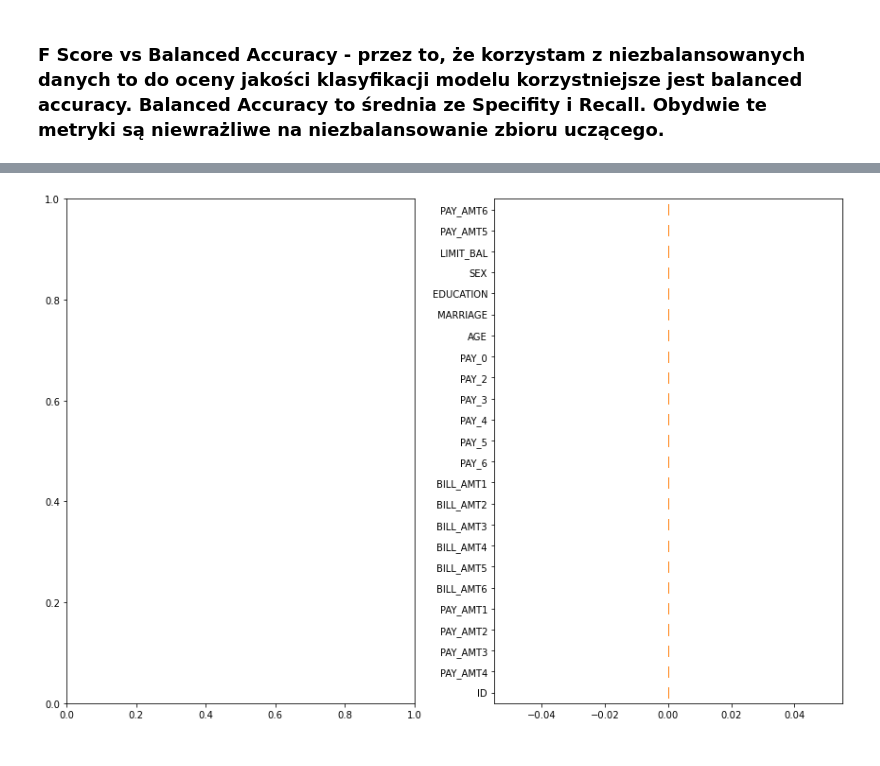
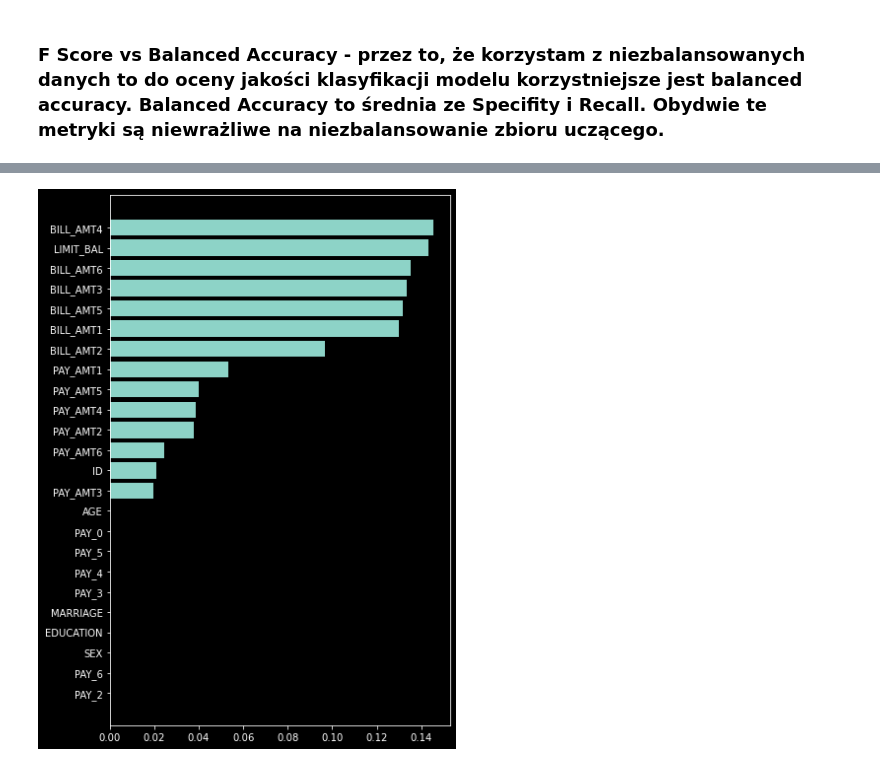
Before and after one commit to KorwinBieniek/kaggle_projects, a Jupyter notebook: notebooks/university_notebooks/SVM_model.ipynb, the cells around one changed output, grey strips where cells are left out. Cells and saved outputs as stored; diff of their text form; code cells hidden in the pictures.

Commit message:
permutation importance

```diff
--- a/notebooks/university_notebooks/SVM_model.ipynb
+++ b/notebooks/university_notebooks/SVM_model.ipynb
@@ -80,3 +84,3 @@ plot_roc_curve(model, X, y)
 # %%
-result = permutation_importance(model, X, y, n_repeats=10, random_state=42)
-perm_sorted_idx = result.importances_mean.argsort()
+result = permutation_importance(model, X, y, scoring='roc_auc', n_repeats=10, random_state=42)
+result.pop('importances');
@@ -83,18 +105,13 @@ perm_sorted_idx = result.importances_mean.argsort()
-# %%
-# tree_importance_sorted_idx = np.argsort(model.X.columns)
-# tree_indices = np.arange(0, len(model.feature_importances_)) + 0.5
-
-fig, (ax1, ax2) = plt.subplots(1, 2, figsize=(12, 8))
-# ax1.barh(tree_indices, model.feature_importances_[tree_importance_sorted_idx], height=0.7)
-# ax1.set_yticks(tree_indices)
-# ax1.set_yticklabels(X.columns[tree_importance_sorted_idx])
-# ax1.set_ylim((0, len(model.feature_importances_)))
-ax2.boxplot(
-    result.importances[perm_sorted_idx].T,
-    vert=False,
-    labels=X.columns[perm_sorted_idx],
-)
-fig.tight_layout()
-plt.show()
-# %% [output]
-[figure, removed]
+# %%
+pi_results_df = pd.DataFrame(result)
+pi_results_df.index=X.columns
+pi_results_df = pi_results_df.sort_values('importances_mean')
+# %%
+import seaborn as sns
+plt.style.use("dark_background")
+fig, ax = plt.subplots(figsize=(6, 8))
+ax.barh(pi_results_df.index, pi_results_df.importances_mean)
+fig.tight_layout()
+plt.show()
+# %% [output]
+[figure, added]
```
Also changed, not shown: parts of 7 cells of this notebook.
